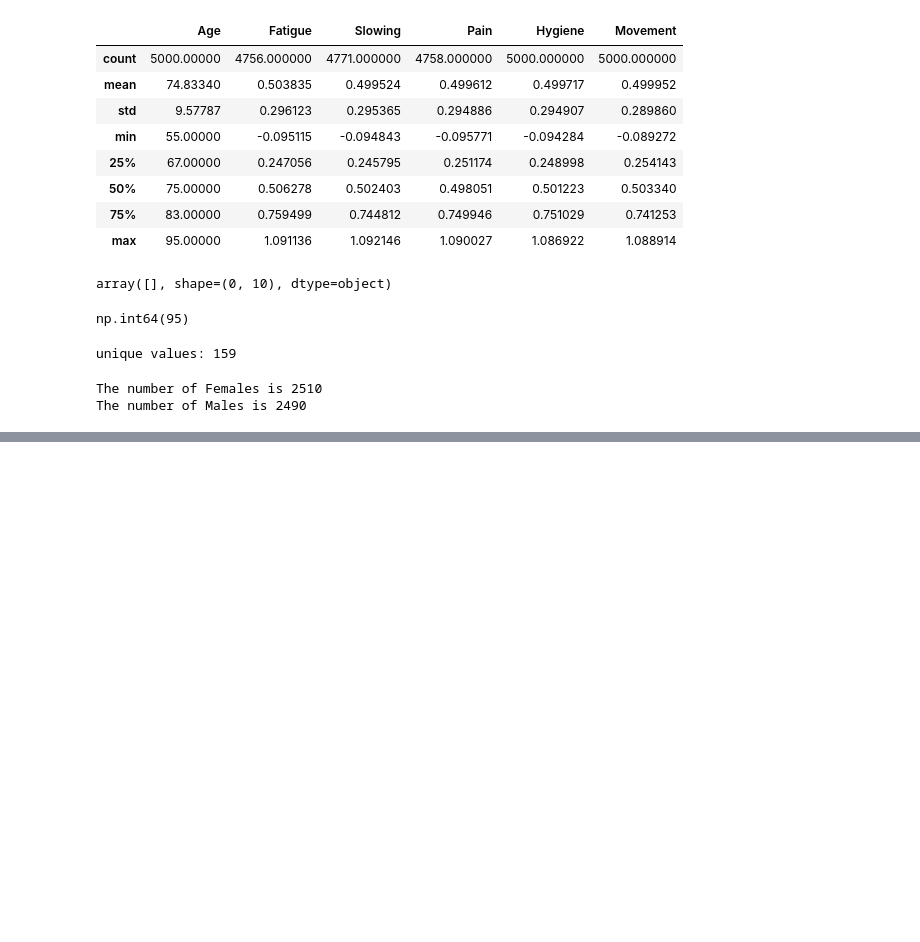
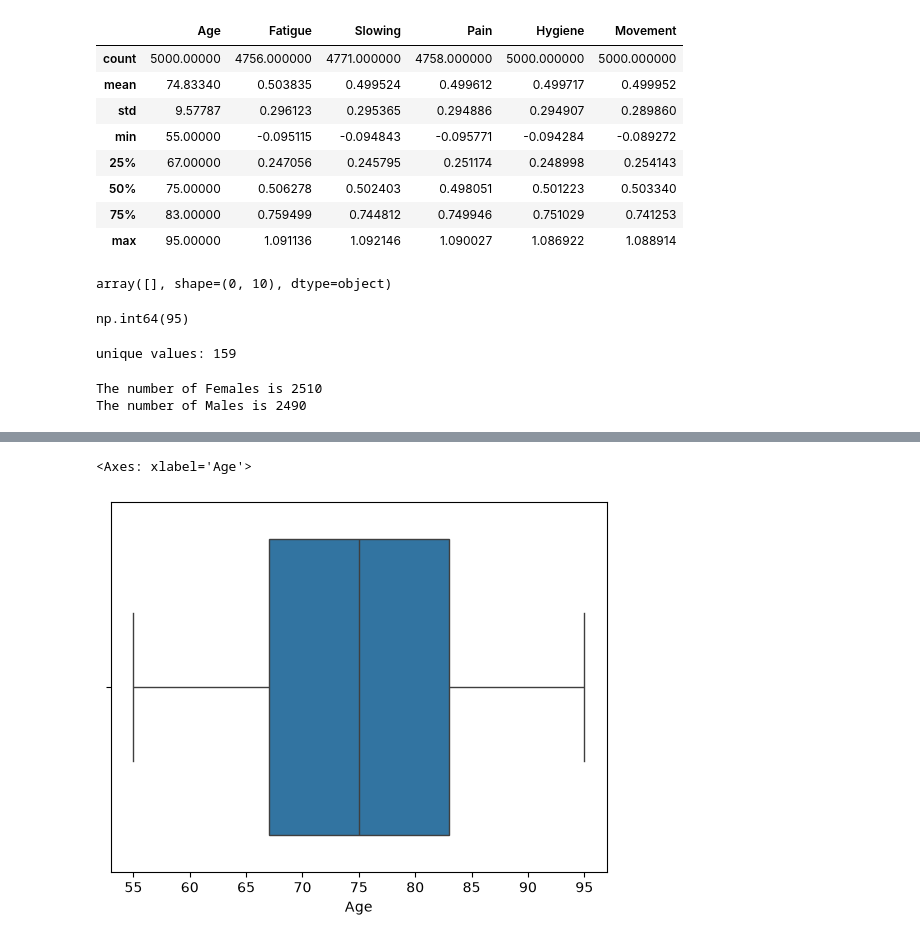
Before and after one commit to chadiboudaher/ml-dl-pytorch, a Jupyter notebook: src/projects/schizophrenia-symptoms/notebook/schizophrenia.ipynb, the cells around one changed output, grey strips where cells are left out. Saved outputs shown, nothing was run; the diff lists cells and outputs as text; code cells hidden in the pictures; blank space fills up the shorter version.

```diff
--- a/src/projects/schizophrenia-symptoms/notebook/schizophrenia.ipynb
+++ b/src/projects/schizophrenia-symptoms/notebook/schizophrenia.ipynb
@@ -122,0 +141,5 @@ The number of Males is 2490
+# %%
+sns.boxplot(x=df["Age"])
+# %% [output]
+<Axes: xlabel='Age'>
+[figure, added]
```
Also changed, not shown: parts of 9 cells of this notebook.
